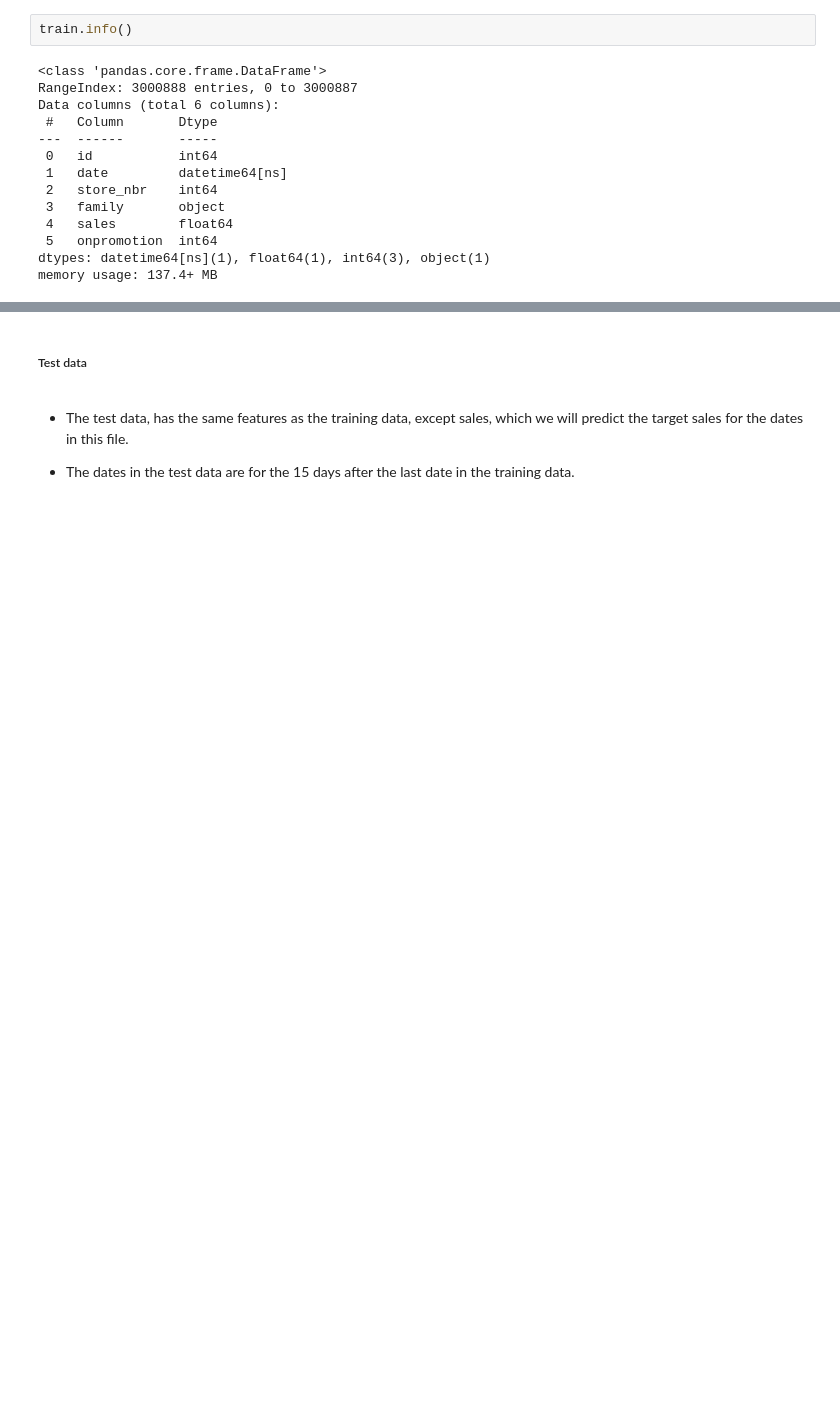
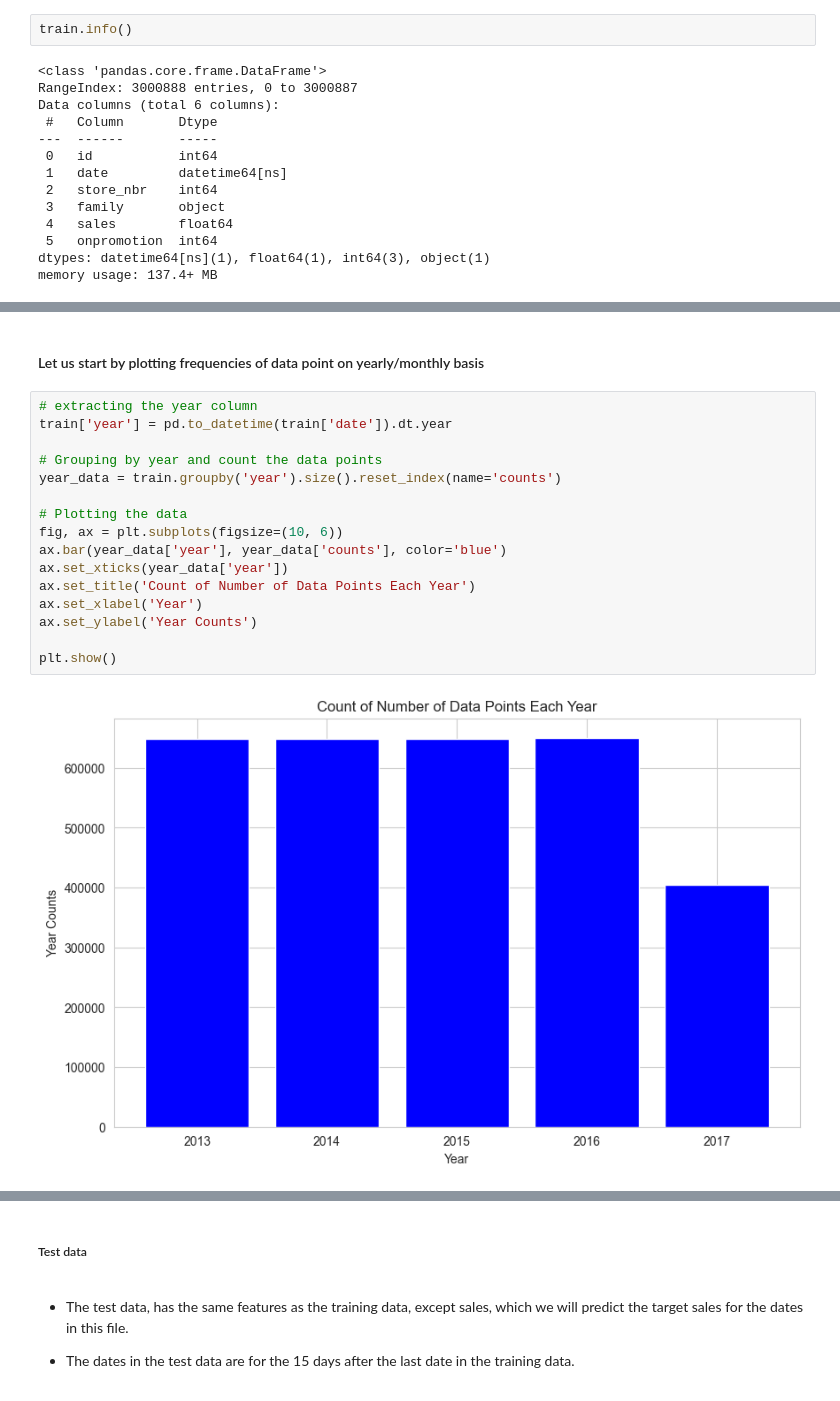
Before and after one commit to Azie88/ML-Regression-Project-Sales-Prediction, a Jupyter notebook: project_notebook.ipynb, the cells around one changed output, grey strips where cells are left out. Drawn from its saved outputs; the diff is of its cells as text; blank space fills up the shorter version.

```diff
--- a/project_notebook.ipynb
+++ b/project_notebook.ipynb
@@ -213,0 +270,20 @@ memory usage: 137.4+ MB
+# %% [markdown]
+#### Let us start by plotting frequencies of data point on yearly/monthly basis
+# %%
+# extracting the year column
+train['year'] = pd.to_datetime(train['date']).dt.year
+
+# Grouping by year and count the data points
+year_data = train.groupby('year').size().reset_index(name='counts')
+
+# Plotting the data
+fig, ax = plt.subplots(figsize=(10, 6))
+ax.bar(year_data['year'], year_data['counts'], color='blue')
+ax.set_xticks(year_data['year'])
+ax.set_title('Count of Number of Data Points Each Year')
+ax.set_xlabel('Year')
+ax.set_ylabel('Year Counts')
+
+plt.show()
+# %% [output]
+[figure, added]
```
Also changed, not shown: parts of 69 cells of this notebook.
